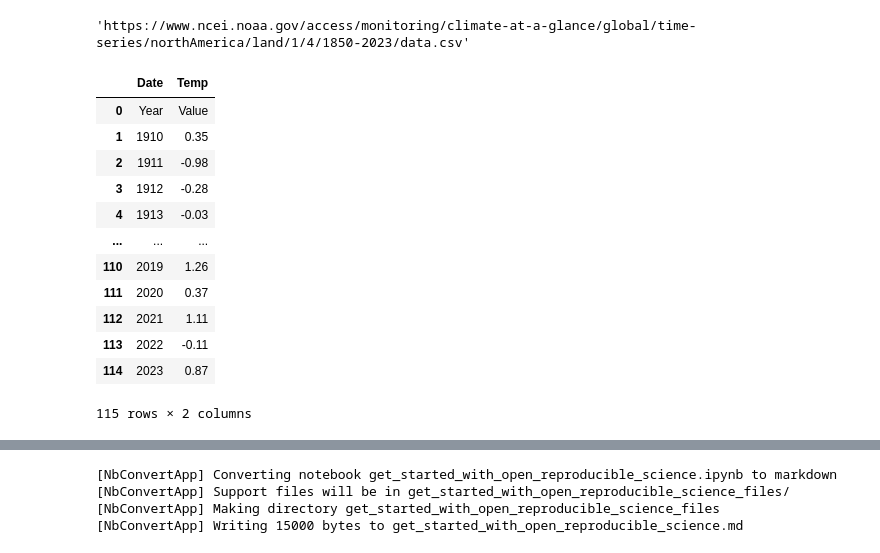
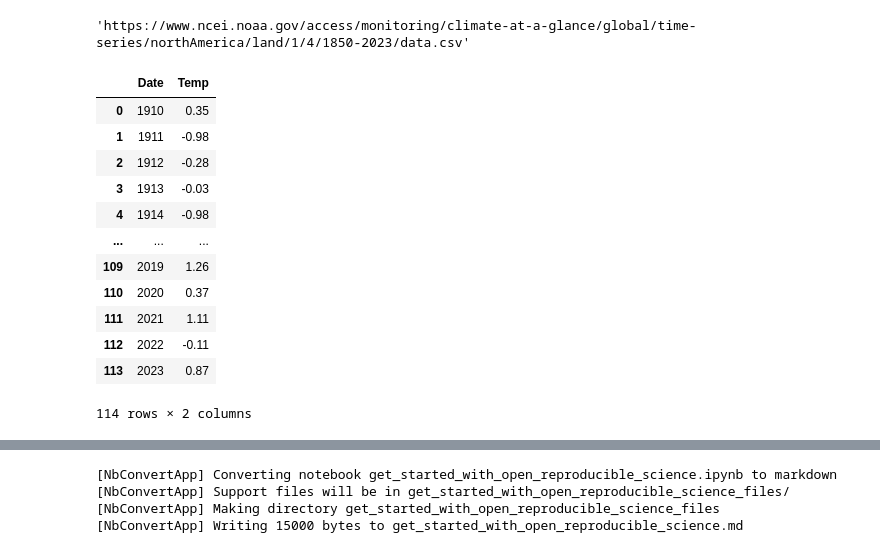
Before and after one commit to Doobernicus/get-started-with-reproducible-science-Doobernicus, a Jupyter notebook: get_started_with_open_reproducible_science.ipynb, the cells around one changed output, grey strips where cells are left out. Drawn from its saved outputs; the diff is of its cells as text; code cells hidden in the pictures.

Commit message:
finished with temp data for North America

```diff
--- a/get_started_with_open_reproducible_science.ipynb
+++ b/get_started_with_open_reproducible_science.ipynb
@@ -454,22 +454,22 @@ na_avg_temp
 'https://www.ncei.noaa.gov/access/monitoring/climate-at-a-glance/global/time-series/northAmerica/land/1/4/1850-2023/data.csv'
 # %%
 # downloaded data with pandas
-na_avg_temp_df = pd.read_csv(na_avg_temp, header=3,
+na_avg_temp_df = pd.read_csv(na_avg_temp, header=4,
                         names=['Date', 'Temp'])
 na_avg_temp_df
 # %% [output]
 |  | Date | Temp |
-| 0 | Year | Value |
-| 1 | 1910 | 0.35 |
-| 2 | 1911 | -0.98 |
-| 3 | 1912 | -0.28 |
-| 4 | 1913 | -0.03 |
+| 0 | 1910 | 0.35 |
+| 1 | 1911 | -0.98 |
+| 2 | 1912 | -0.28 |
+| 3 | 1913 | -0.03 |
+| 4 | 1914 | -0.98 |
 | ... | ... | ... |
-| 110 | 2019 | 1.26 |
-| 111 | 2020 | 0.37 |
-| 112 | 2021 | 1.11 |
-| 113 | 2022 | -0.11 |
-| 114 | 2023 | 0.87 |
+| 109 | 2019 | 1.26 |
+| 110 | 2020 | 0.37 |
+| 111 | 2021 | 1.11 |
+| 112 | 2022 | -0.11 |
+| 113 | 2023 | 0.87 |
-115 rows × 2 columns
+114 rows × 2 columns
 # %%
 #convert to celcius
```
Also changed, not shown: parts of 2 cells of this notebook.
